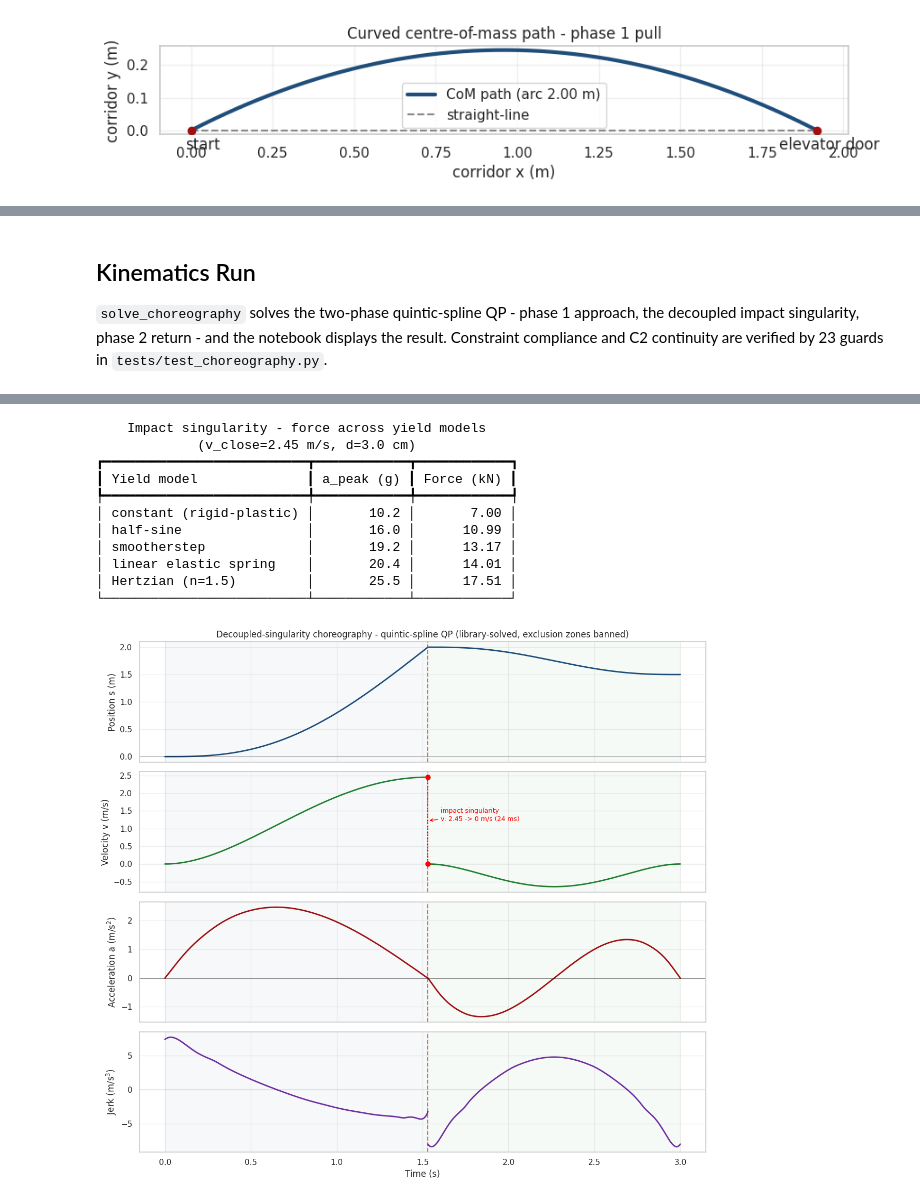
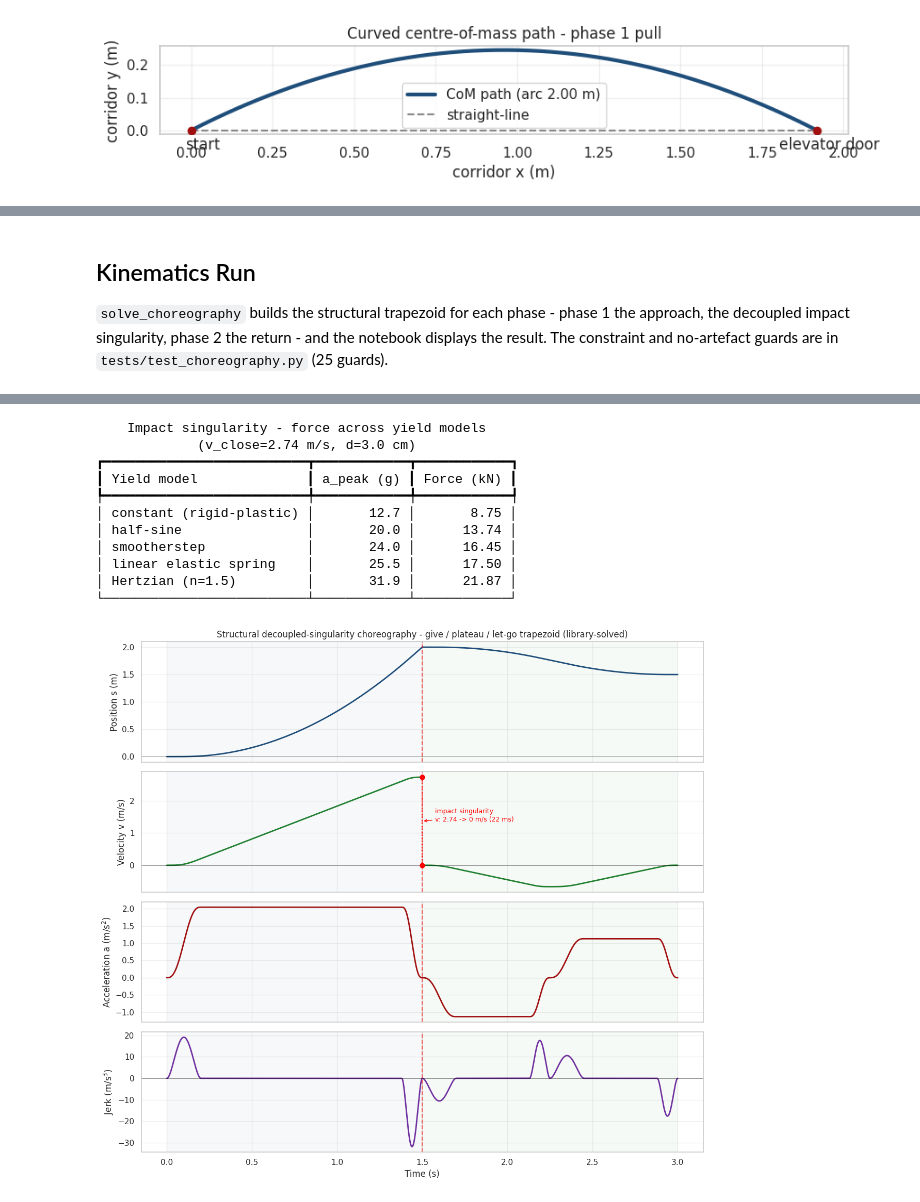
Before and after one commit to stellarshenson/henryk-simulations, a Jupyter notebook: notebooks/01b-kj-smooth-choreography.ipynb, the cells around one changed output, grey strips where cells are left out. Drawn from its saved outputs; the diff is of its cells as text; code cells hidden in the pictures.

```diff
--- a/notebooks/01b-kj-smooth-choreography.ipynb
+++ b/notebooks/01b-kj-smooth-choreography.ipynb
@@ -501,19 +501,19 @@ The **constraints** are of two kinds.  **Equality** constraints are the scenario
 # %%
-# The phase-2 duration is the value locked by the rotation constraint above.
-CHOREO = ChoreographyConfig(phase2_duration=t2_lock)
-console.print(f"Choreography config: phase 1 = {CHOREO.phase1_duration:.3f} s, "
-              f"phase 2 = {CHOREO.phase2_duration:.3f} s (locked), "
+# Both phases are the 1.5 s equal-split hypothesis. The rotation constraint
+# above gives a 1.47 s phase-2 floor; 1.5 s rounds it to a clean equal split.
+CHOREO = ChoreographyConfig()
+console.print(f"Choreography config: phase 1 = {CHOREO.phase1_duration:.2f} s, "
+              f"phase 2 = {CHOREO.phase2_duration:.2f} s (equal-split hypothesis), "
               f"arc = {CHOREO.arc_length} m, return = {CHOREO.return_translation} m")
 
-fp = Table(title="[bold]Free parameters - the optimisation variables[/bold]",
+fp = Table(title="[bold]Free parameters - the structural model[/bold]",
            show_header=True, header_style="bold cyan")
-fp.add_column("Parameter"); fp.add_column("Symbol")
-fp.add_column("Count", justify="right"); fp.add_column("Bounds", justify="right")
-fp.add_column("Unit")
+fp.add_column("Parameter"); fp.add_column("Symbol"); fp.add_column("Role")
+fp.add_column("Value", justify="right"); fp.add_column("Unit")
 for p in free_parameters(CHOREO):
-    lo = "-inf" if not np.isfinite(p.lower) else f"{p.lower:.3g}"
-    hi = "+inf" if not np.isfinite(p.upper) else f"{p.upper:.3g}"
-    fp.add_row(p.name, p.symbol, str(p.count), f"[{lo}, {hi}]", p.unit)
+    rc = {"literature-pinned": "yellow", "hypothesis": "cyan",
+          "derived": "green"}.get(p.role, "white")
+    fp.add_row(p.name, p.symbol, f"[{rc}]{p.role}[/]", p.value, p.unit)
 console.print(fp)
 
 ct = Table(title="[bold]Constraints - boundary conditions and production limits[/bold]",
@@ -555,33 +557,32 @@ Choreography config: phase 1 = 1.531 s, phase 2 = 1.469 s (locked), arc = 2.0 m,
 # %% [markdown]
 ## Kinematics Run
 
-`solve_choreography` solves the two-phase quintic-spline QP - phase 1 approach, the decoupled impact singularity, phase 2 return - and the notebook displays the result.  Constraint compliance and C2 continuity are verified by 23 guards in `tests/test_choreography.py`.
+`solve_choreography` builds the structural trapezoid for each phase - phase 1 the approach, the decoupled impact singularity, phase 2 the return - and the notebook displays the result.  The constraint and no-artefact guards are in `tests/test_choreography.py` (25 guards).
 # %%
 result = solve_choreography(CHOREO)
 p1, p2, sing = result.phase1, result.phase2, result.singularity
 G = 9.80665
 
-rt = Table(title="[bold]Decoupled-singularity choreography - solved[/bold]",
+rt = Table(title="[bold]Structural decoupled-singularity choreography - solved[/bold]",
            show_header=True, header_style="bold cyan")
 rt.add_column("Quantity"); rt.add_column("Value", justify="right")
-rt.add_row("Phase 1 (approach) duration", f"{p1.duration:.3f} s")
-rt.add_row("Phase 2 (return) duration", f"{p2.duration:.3f} s")
+rt.add_row("Phase 1 give / plateau / let-go / coast",
+           f"{p1.t_give * 1e3:.0f} / {p1.t_plateau * 1e3:.0f} / "
+           f"{p1.t_letgo * 1e3:.0f} / {p1.t_coast * 1e3:.0f} ms")
 rt.add_row("Closing velocity v_close", f"[bold green]{result.v_close:.3f} m/s[/]")
 rt.add_row("Phase-1 peak acceleration",
            f"{p1.a_peak:.3f} m/s^2  ({p1.a_peak / G:.2f} g)")
 rt.add_row("Phase-2 peak acceleration",
            f"{p2.a_peak:.3f} m/s^2  ({p2.a_peak / G:.2f} g)")
-rt.add_row("Phase-1 peak jerk", f"{p1.jerk_peak:.2f} m/s^3")
-rt.add_row("Phase-2 peak jerk", f"{p2.jerk_peak:.2f} m/s^3")
-rt.add_row("Production limits active",
-           "yes" if result.bounds_active else "no (optimum is interior)")
+rt.add_row("Phase-1 peak jerk", f"{p1.jerk_peak:.1f} m/s^3")
+rt.add_row("Phase-2 peak jerk", f"{p2.jerk_peak:.1f} m/s^3")
+rt.add_row("Within production limits", "yes" if result.feasible else "[red]NO[/]")
 rt.add_row("Impact singularity duration", f"{sing.tau_imp * 1e3:.1f} ms")
 rt.add_row("Impact body compression", f"{sing.compression * 1e2:.2f} cm")
 rt.add_row("Impact kinetic energy", f"{sing.kinetic_energy:.0f} J")
 rt.add_row("Impact impulse", f"{sing.impulse:.0f} N s")
 console.print(rt)
 
-# impact force across yield models
 yt = Table(title=f"[bold]Impact singularity - force across yield models "
            f"(v_close={result.v_close:.2f} m/s, d={sing.compression * 1e2:.1f} cm)[/bold]",
            show_header=True, header_style="bold cyan")
@@ -592,8 +593,6 @@ for model in YIELD_FACTORS:
     yt.add_row(model, f"{s_m.a_peak_g:.1f}", f"{s_m.force_peak / 1e3:.2f}")
 console.print(yt)
 
-# trajectory - phase 1 and phase 2 plotted separately so the singularity
-# velocity step shows; phase-2 position offset to the door.
 t1 = p1.duration
 fig, axes = plt.subplots(4, 1, figsize=(12, 11), sharex=True)
 specs = [("s", "Position s (m)", "#1f4e7a"), ("v", "Velocity v (m/s)", "#208030"),
@@ -608,8 +607,8 @@ for ax, (key, ylab, col) in zip(axes, specs):
     ax.axvspan(0, t1, color="#1f4e7a", alpha=0.04)
     ax.axvspan(t1, CHOREO.total_time, color="#208030", alpha=0.04)
     ax.set_ylabel(ylab); ax.grid(True, alpha=0.3)
-axes[0].set_title("Decoupled-singularity choreography - quintic-spline QP "
-                  "(library-solved, exclusion zones banned)")
+axes[0].set_title("Structural decoupled-singularity choreography - "
+                  "give / plateau / let-go trapezoid (library-solved)")
 axes[1].scatter([t1, t1], [result.v_close, 0.0], color="red", zorder=5, s=42)
 axes[1].plot([t1, t1], [result.v_close, 0.0], color="red", ls=":", lw=1.6)
 axes[1].annotate(f"impact singularity\nv: {result.v_close:.2f} -> 0 m/s "
@@ -641,15 +639,15 @@ plt.show()
     Impact singularity - force across yield models
-             (v_close=2.45 m/s, d=3.0 cm)
+             (v_close=2.74 m/s, d=3.0 cm)
 ┏━━━━━━━━━━━━━━━━━━━━━━━━━━┳━━━━━━━━━━━━┳━━━━━━━━━━━━┓
 ┃ Yield model              ┃ a_peak (g) ┃ Force (kN) ┃
 ┡━━━━━━━━━━━━━━━━━━━━━━━━━━╇━━━━━━━━━━━━╇━━━━━━━━━━━━┩
-│ constant (rigid-plastic) │       10.2 │       7.00 │
-│ half-sine                │       16.0 │      10.99 │
-│ smootherstep             │       19.2 │      13.17 │
-│ linear elastic spring    │       20.4 │      14.01 │
-│ Hertzian (n=1.5)         │       25.5 │      17.51 │
+│ constant (rigid-plastic) │       12.7 │       8.75 │
+│ half-sine                │       20.0 │      13.74 │
+│ smootherstep             │       24.0 │      16.45 │
+│ linear elastic spring    │       25.5 │      17.50 │
+│ Hertzian (n=1.5)         │       31.9 │      21.87 │
 └──────────────────────────┴────────────┴────────────┘
-[figure, old version]
+[figure, new version]
 # %% [markdown]
 ## Summary
 
```
Also changed, not shown: parts of 6 cells of this notebook, 4 other files.
